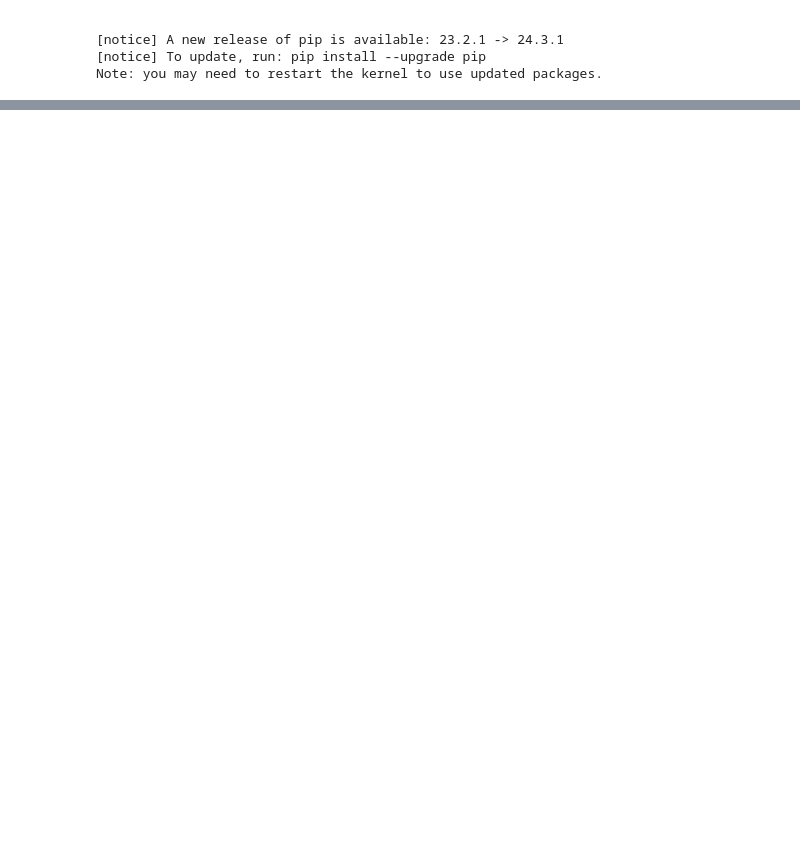
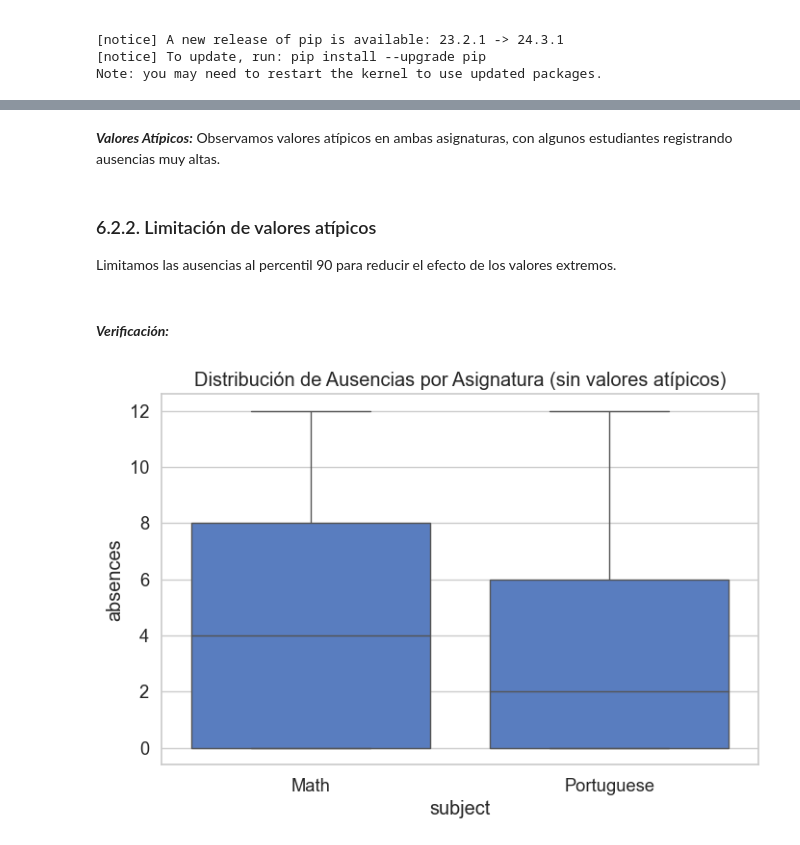
Before and after one commit to OrvarOddr/Prediccion_Rendimiento_Estudiantil, a Jupyter notebook: notebooks/Prediccion_Rendimiento.ipynb, the cells around one changed output, grey strips where cells are left out. Drawn from its saved outputs; the diff is of its cells as text; code cells hidden in the pictures; blank space fills up the shorter version.

```diff
--- a/notebooks/Prediccion_Rendimiento.ipynb
+++ b/notebooks/Prediccion_Rendimiento.ipynb
@@ -1155,0 +287,14 @@ Se puede utilizar esta información para tomar decisiones o realizar análisis a
+# %%
+binary_vars = ['sex', 'address', 'famsize', 'Pstatus', 'schoolsup', 'famsup',
+               'paid', 'activities', 'nursery', 'higher', 'internet', 'romantic']
+
+binary_mapping = {
+    'F': 0, 'M': 1,
+    'U': 1, 'R': 0,
+    'LE3': 0, 'GT3': 1,
+    'A': 0, 'T': 1,
+    'yes': 1, 'no': 0
+}
+
+for var in binary_vars:
+    data_combined[var] = data_combined[var].map(binary_mapping)
@@ -1155,0 +313,4 @@ Se puede utilizar esta información para tomar decisiones o realizar análisis a
+# %%
+multi_cat_vars = ['school', 'Mjob', 'Fjob', 'reason', 'guardian']
+
+data_combined = pd.get_dummies(data_combined, columns=multi_cat_vars, drop_first=True)
@@ -1155,0 +346,17 @@ Se puede utilizar esta información para tomar decisiones o realizar análisis a
+# %% [markdown]
+***Valores Atípicos:*** Observamos valores atípicos en ambas asignaturas, con algunos estudiantes registrando ausencias muy altas.
+# %% [markdown]
+### 6.2.2. Limitación de valores atípicos
+Limitamos las ausencias al percentil 90 para reducir el efecto de los valores extremos.
+# %%
+absences_95 = data_combined['absences'].quantile(0.90)
+data_combined['absences'] = np.where(data_combined['absences'] > absences_95, absences_95, data_combined['absences'])
+# %% [markdown]
+#### ***Verificación:***
+# %%
+plt.figure(figsize=(8, 5))
+sns.boxplot(x='subject', y='absences', data=data_combined)
+plt.title('Distribución de Ausencias por Asignatura (sin valores atípicos)')
+plt.show()
+# %% [output]
+[figure, added]
```
Also changed, not shown: parts of 361 cells of this notebook, 1 other file.
